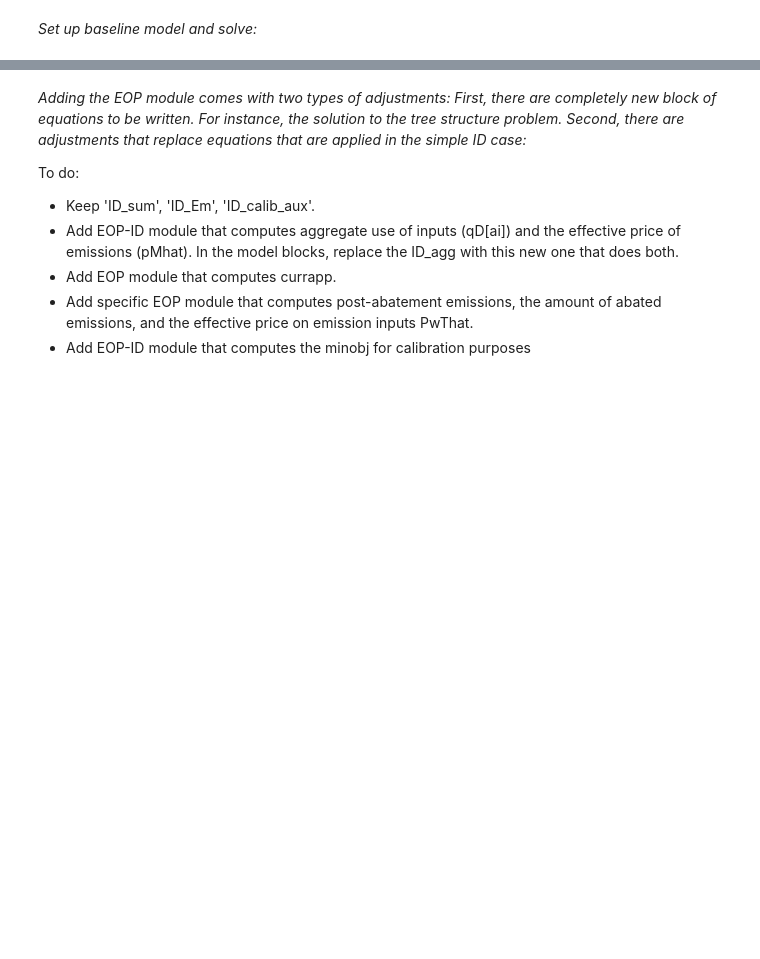
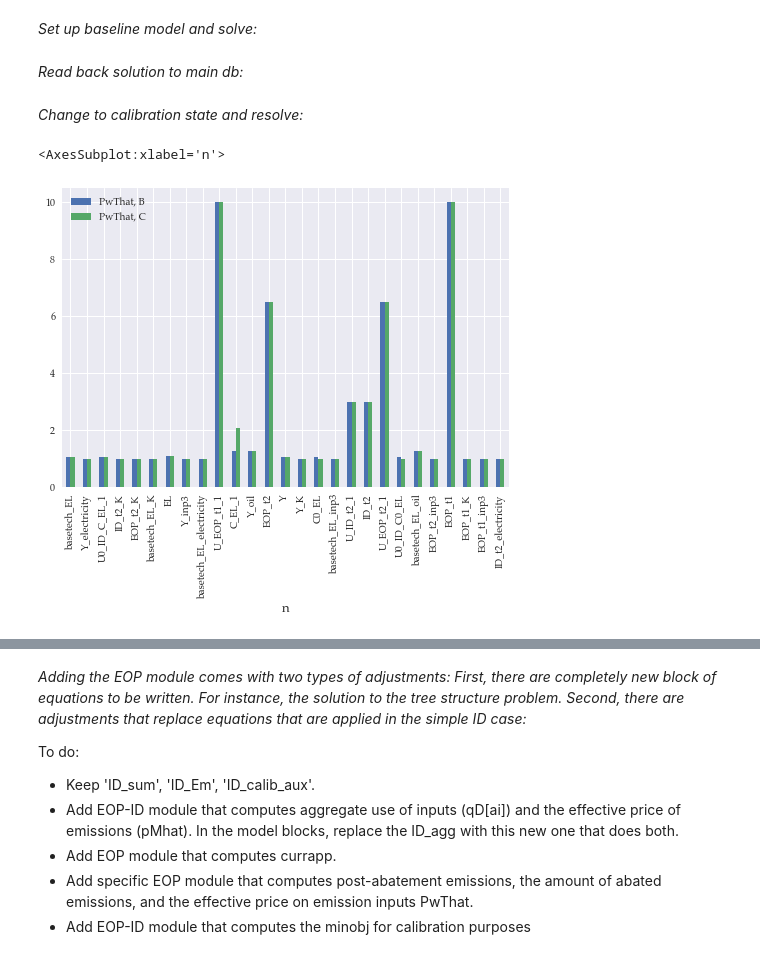
Before and after one commit to ChampionApe/GPM_v05, a Jupyter notebook: examples/Abatement/A1_EOP.ipynb, the cells around one changed output, grey strips where cells are left out. Drawn from its saved outputs; the diff is of its cells as text; code cells hidden in the pictures; blank space fills up the shorter version.

```diff
--- a/examples/Abatement/A1_EOP.ipynb
+++ b/examples/Abatement/A1_EOP.ipynb
@@ -38,4 +38,4 @@ type_f = {'ID_EC': 'CES_norm',
 # %%
 gm = abatement.abate(nts=nts,tech=tech,work_folder=directory['work'],use_EOP=True,**{'data_folder':directory['gams'],'name': name})
 gm.add_aliases([('n','nnnn'),('n','nnnnn')])
-# gm.model.database.update_all_sets(clean_up=False)
+gm.model.database.update_all_sets(clean_up=False)
@@ -51,2 +53,7 @@ gm.add_aliases([('n','nnnn'),('n','nnnnn')])
 # %% [markdown]
 *Set up baseline model and solve:*
+# %%
+gm.write_and_run(name='baseline_EOP')
+db0 = gm.model_instances['baseline_EOP'].out_db
+# %% [markdown]
+*Read back solution to main db:*
@@ -52,0 +62,16 @@ gm.add_aliases([('n','nnnn'),('n','nnnnn')])
+# %% [markdown]
+*Change to calibration state and resolve:*
+# %%
+gm.reset_settings()
+gm.setstate('EOP_calibrate',init=False)
+gm.write_and_run(name='EOP_calibrate',kwargs_init={'check_variables':True},overwrite=True)
+db = gm.model_instances['EOP_calibrate'].out_db
+# %%
+def compare_plots(db0,db,var):
+    return pd.concat([db0.get(var).rename(f"{var}, B"),db.get(var).rename(f"{var}, C")],axis=1).plot.bar();
+# %%
+var = 'PwThat'
+compare_plots(db0,db,var)
+# %% [output]
+<AxesSubplot:xlabel='n'>
+[figure, added]
```
Also changed, not shown: parts of 10 cells of this notebook, 12 other files.
